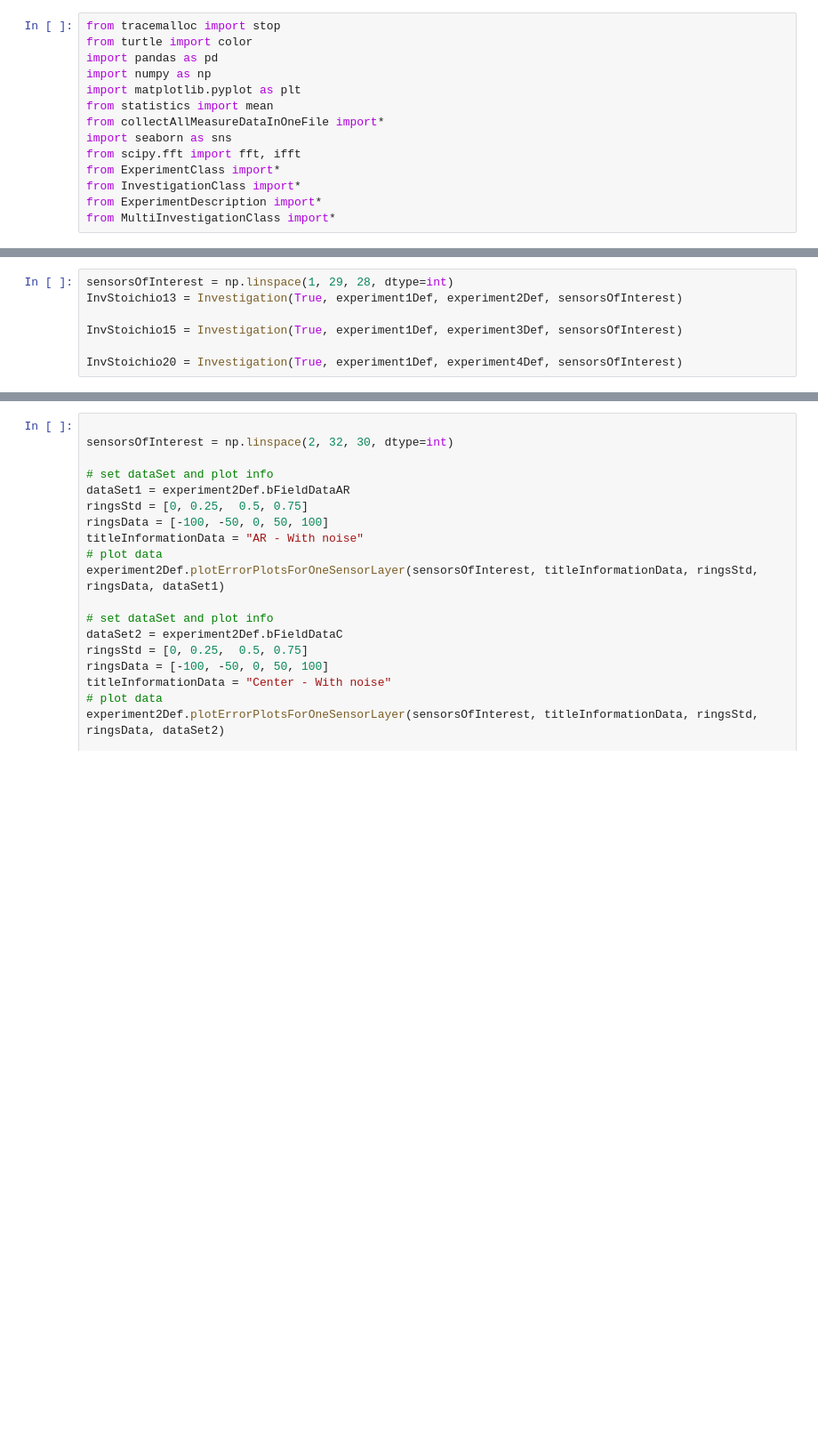
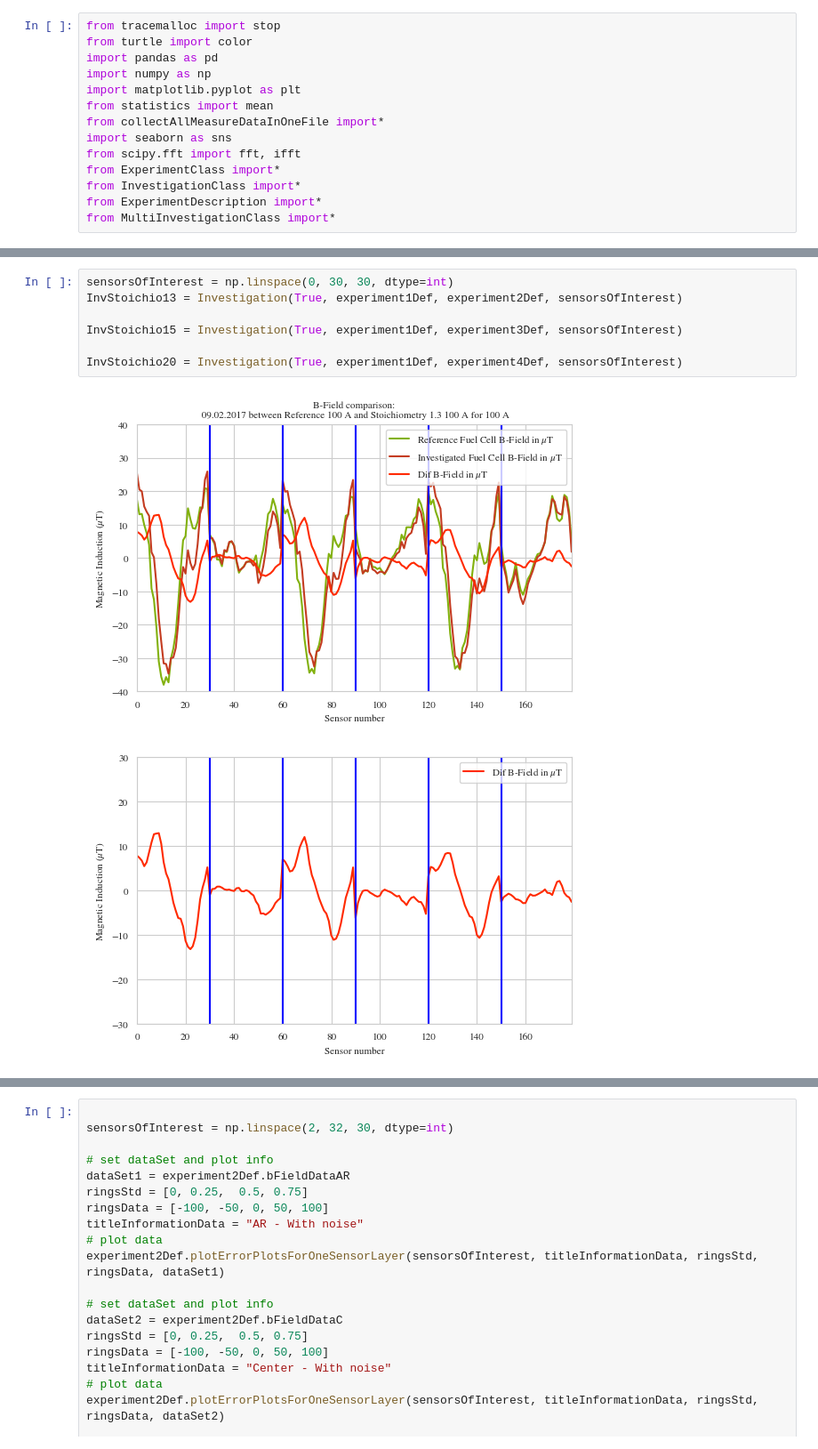
Before and after one commit to MrPunkman/FCBFieldAnalyses, a Jupyter notebook: checkFilesLyes.ipynb, the cells around one changed output, grey strips where cells are left out. Shown at 89% size. Drawn from its saved outputs; the diff is of its cells as text; blank space fills up the shorter version.

```diff
--- a/checkFilesLyes.ipynb
+++ b/checkFilesLyes.ipynb
@@ -41,7 +49,10 @@ experiment4Def = Experiment(experiment4DataClass.measurementYear, experiment4Dat
 # %%
-sensorsOfInterest = np.linspace(1, 29, 28, dtype=int)
+sensorsOfInterest = np.linspace(0, 30, 30, dtype=int)
 InvStoichio13 = Investigation(True, experiment1Def, experiment2Def, sensorsOfInterest)
 
 InvStoichio15 = Investigation(True, experiment1Def, experiment3Def, sensorsOfInterest)
 
 InvStoichio20 = Investigation(True, experiment1Def, experiment4Def, sensorsOfInterest)
+# %% [output]
+[figure, added]
+[figure, added]
```
Also changed, not shown: parts of 7 cells of this notebook.
